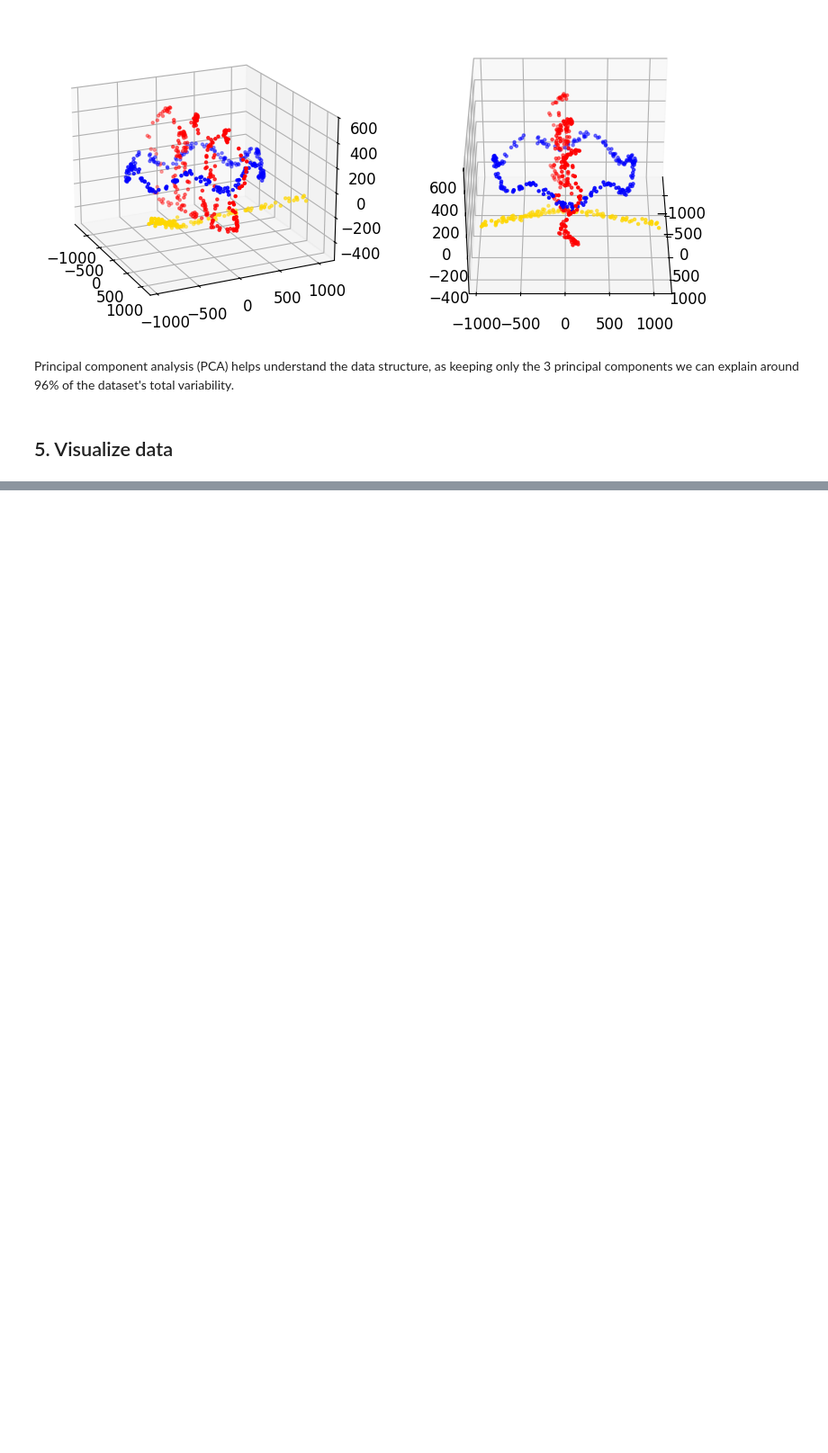
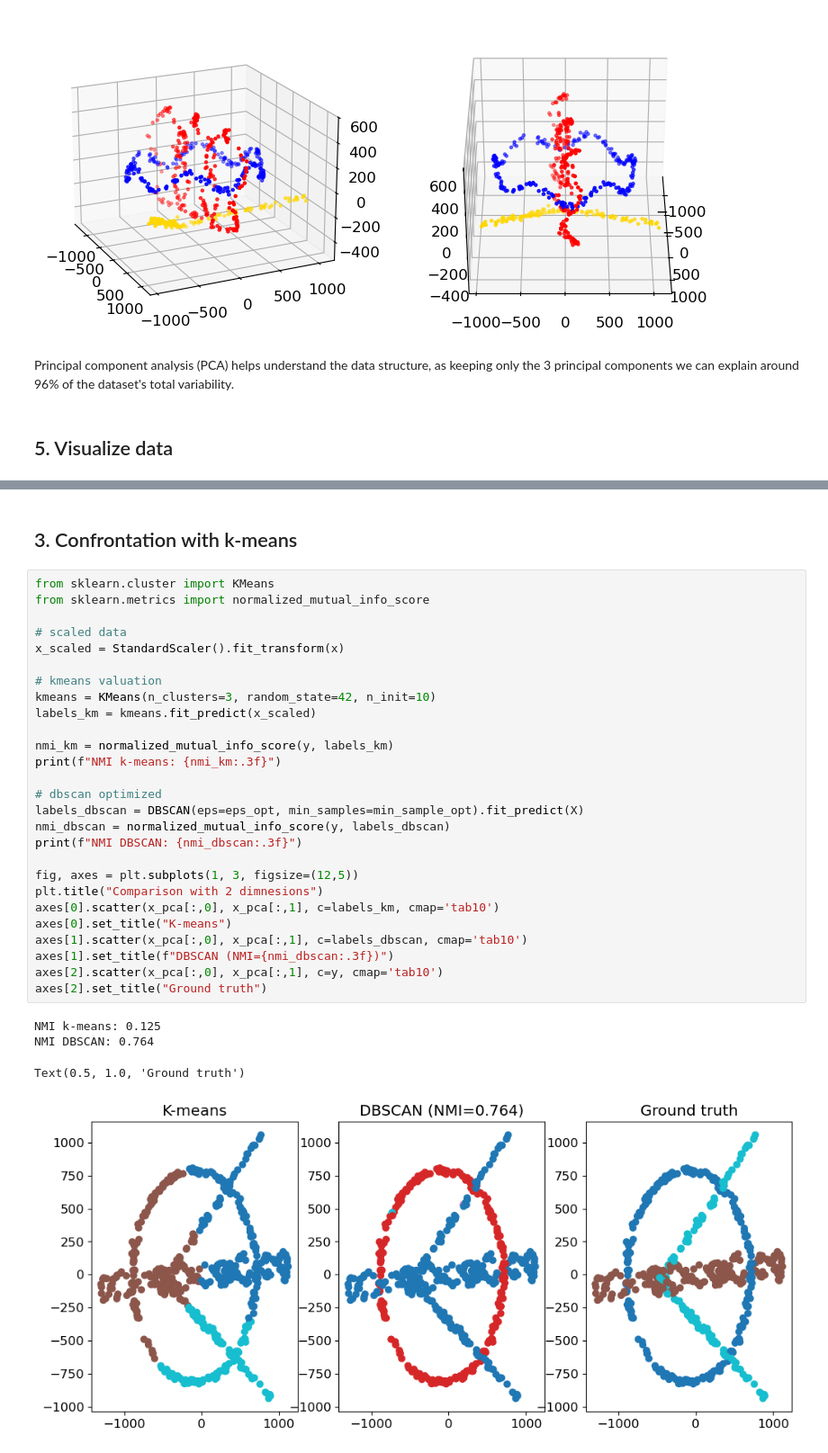
Before and after one commit to FrancescoPeron/LCP_B, a Jupyter notebook: Data_vis_cluster/Es_4_punto_1_2.ipynb, the cells around one changed output, grey strips where cells are left out. Shown at 90% size. Saved outputs shown, nothing was run; the diff lists cells and outputs as text; blank space fills up the shorter version.

```diff
--- a/Data_vis_cluster/Es_4_punto_1_2.ipynb
+++ b/Data_vis_cluster/Es_4_punto_1_2.ipynb
@@ -337,0 +338,34 @@ Text(0.5, 1.0, 'Spectral Embedding')
+# %% [markdown]
+## 3. Confrontation with k-means
+# %%
+from sklearn.cluster import KMeans
+from sklearn.metrics import normalized_mutual_info_score
+
+# scaled data
+x_scaled = StandardScaler().fit_transform(x)
+
+# kmeans valuation
+kmeans = KMeans(n_clusters=3, random_state=42, n_init=10)
+labels_km = kmeans.fit_predict(x_scaled)
+
+nmi_km = normalized_mutual_info_score(y, labels_km)
+print(f"NMI k-means: {nmi_km:.3f}")
+
+# dbscan optimized
+labels_dbscan = DBSCAN(eps=eps_opt, min_samples=min_sample_opt).fit_predict(X)
+nmi_dbscan = normalized_mutual_info_score(y, labels_dbscan)
+print(f"NMI DBSCAN: {nmi_dbscan:.3f}")
+
+fig, axes = plt.subplots(1, 3, figsize=(12,5))
+plt.title("Comparison with 2 dimnesions")
+axes[0].scatter(x_pca[:,0], x_pca[:,1], c=labels_km, cmap='tab10')
+axes[0].set_title("K-means")
+axes[1].scatter(x_pca[:,0], x_pca[:,1], c=labels_dbscan, cmap='tab10')
+axes[1].set_title(f"DBSCAN (NMI={nmi_dbscan:.3f})")
+axes[2].scatter(x_pca[:,0], x_pca[:,1], c=y, cmap='tab10')
+axes[2].set_title("Ground truth")
+# %% [output]
+NMI k-means: 0.125
+NMI DBSCAN: 0.764
+Text(0.5, 1.0, 'Ground truth')
+[figure, added]
```
Also changed, not shown: parts of 10 cells of this notebook.
